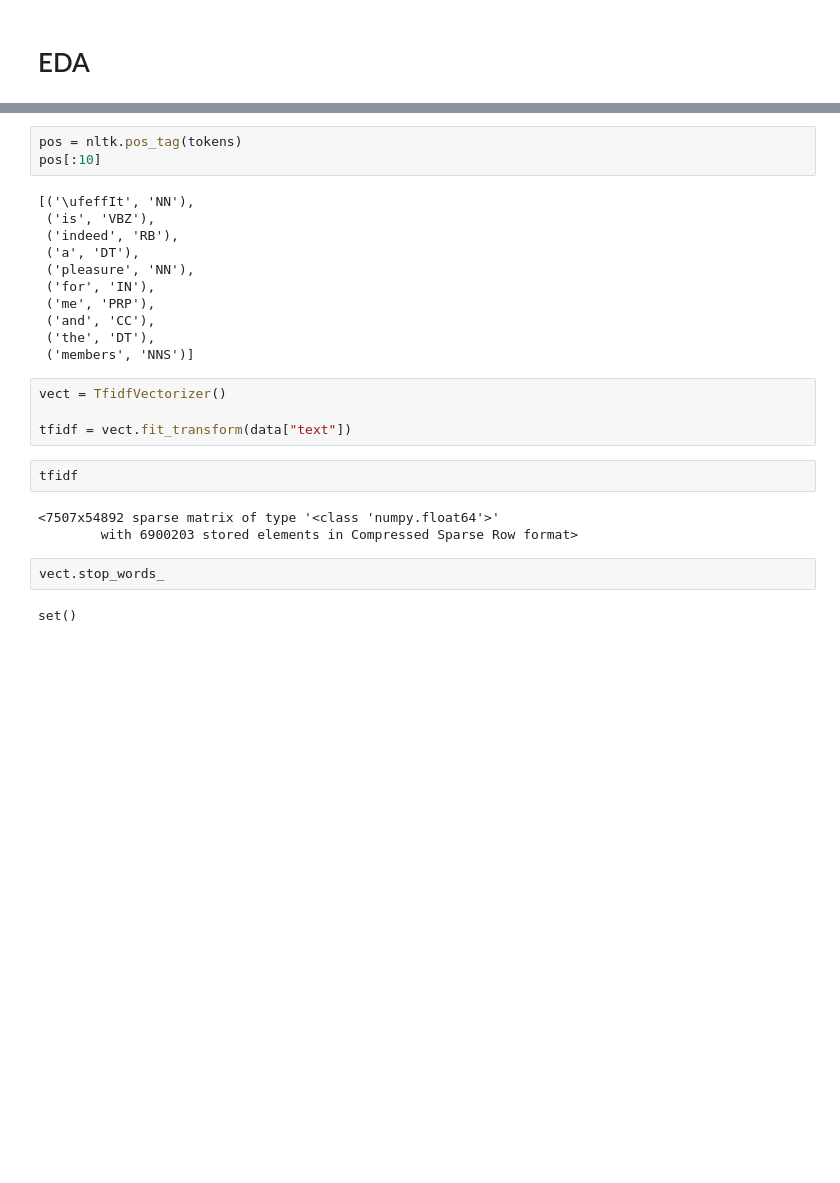
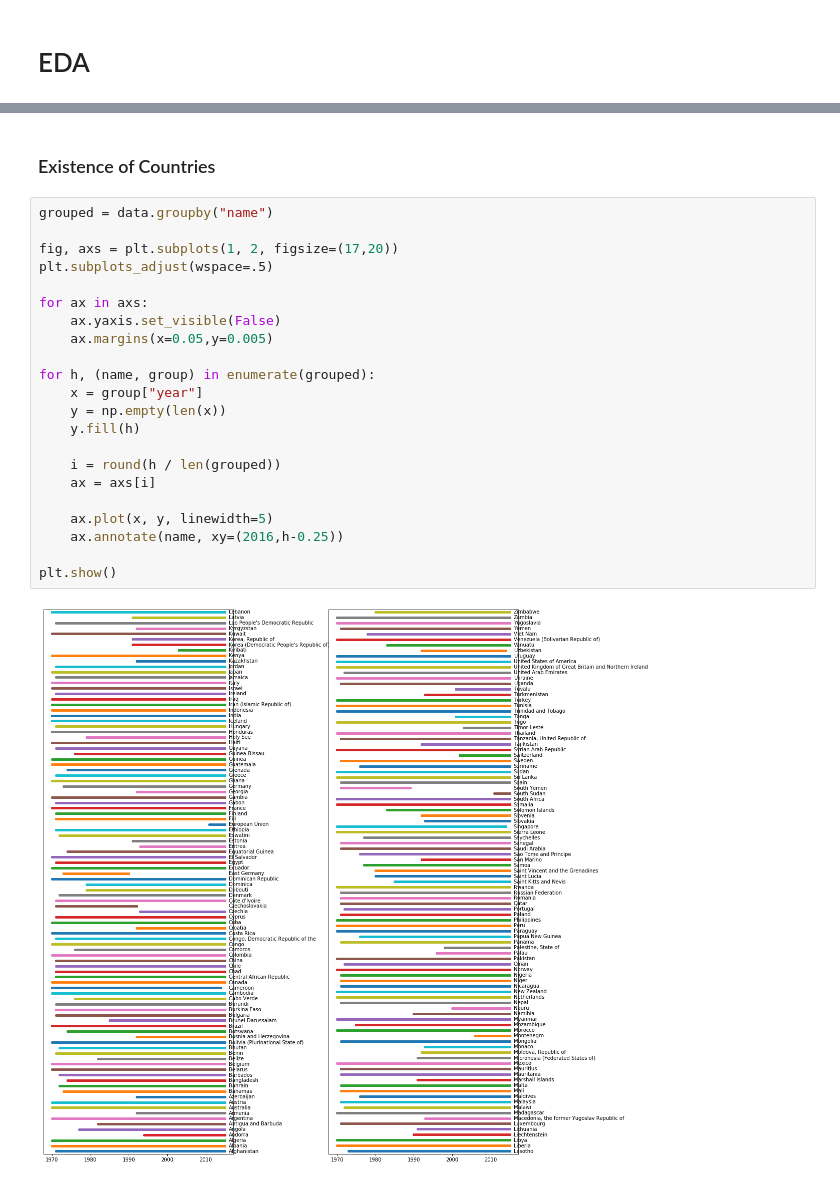
Before and after one commit to RobMor/CMSC320-Final-Project, a Jupyter notebook: RobMor-FinalTutorial.ipynb, the cells around one changed output, grey strips where cells are left out. Cells and saved outputs as stored; diff of their text form; blank space fills up the shorter version.

Commit message:
Term Freq and Existence of Countries

```diff
--- a/RobMor-FinalTutorial.ipynb
+++ b/RobMor-FinalTutorial.ipynb
@@ -114,27 +97,26 @@ tokens[:10]
-# %%
-pos = nltk.pos_tag(tokens)
-pos[:10]
-# %% [output]
-[('\ufeffIt', 'NN'),
- ('is', 'VBZ'),
- ('indeed', 'RB'),
- ('a', 'DT'),
- ('pleasure', 'NN'),
- ('for', 'IN'),
- ('me', 'PRP'),
- ('and', 'CC'),
- ('the', 'DT'),
- ('members', 'NNS')]
-# %%
-vect = TfidfVectorizer()
-
-tfidf = vect.fit_transform(data["text"])
-# %%
-tfidf
-# %% [output]
-<7507x54892 sparse matrix of type '<class 'numpy.float64'>'
-        with 6900203 stored elements in Compressed Sparse Row format>
-# %%
-vect.stop_words_
-# %% [output]
-set()
+# %% [markdown]
+### Existence of Countries
+# %%
+grouped = data.groupby("name")
+
+fig, axs = plt.subplots(1, 2, figsize=(17,20))
+plt.subplots_adjust(wspace=.5)
+
+for ax in axs:
+    ax.yaxis.set_visible(False)
+    ax.margins(x=0.05,y=0.005)
+
+for h, (name, group) in enumerate(grouped):
+    x = group["year"]
+    y = np.empty(len(x))
+    y.fill(h)
+
+    i = round(h / len(grouped))
+    ax = axs[i]
+
+    ax.plot(x, y, linewidth=5)
+    ax.annotate(name, xy=(2016,h-0.25))
+
+plt.show()
+# %% [output]
+[figure, added]
```
Also changed, not shown: parts of 8 cells of this notebook.
